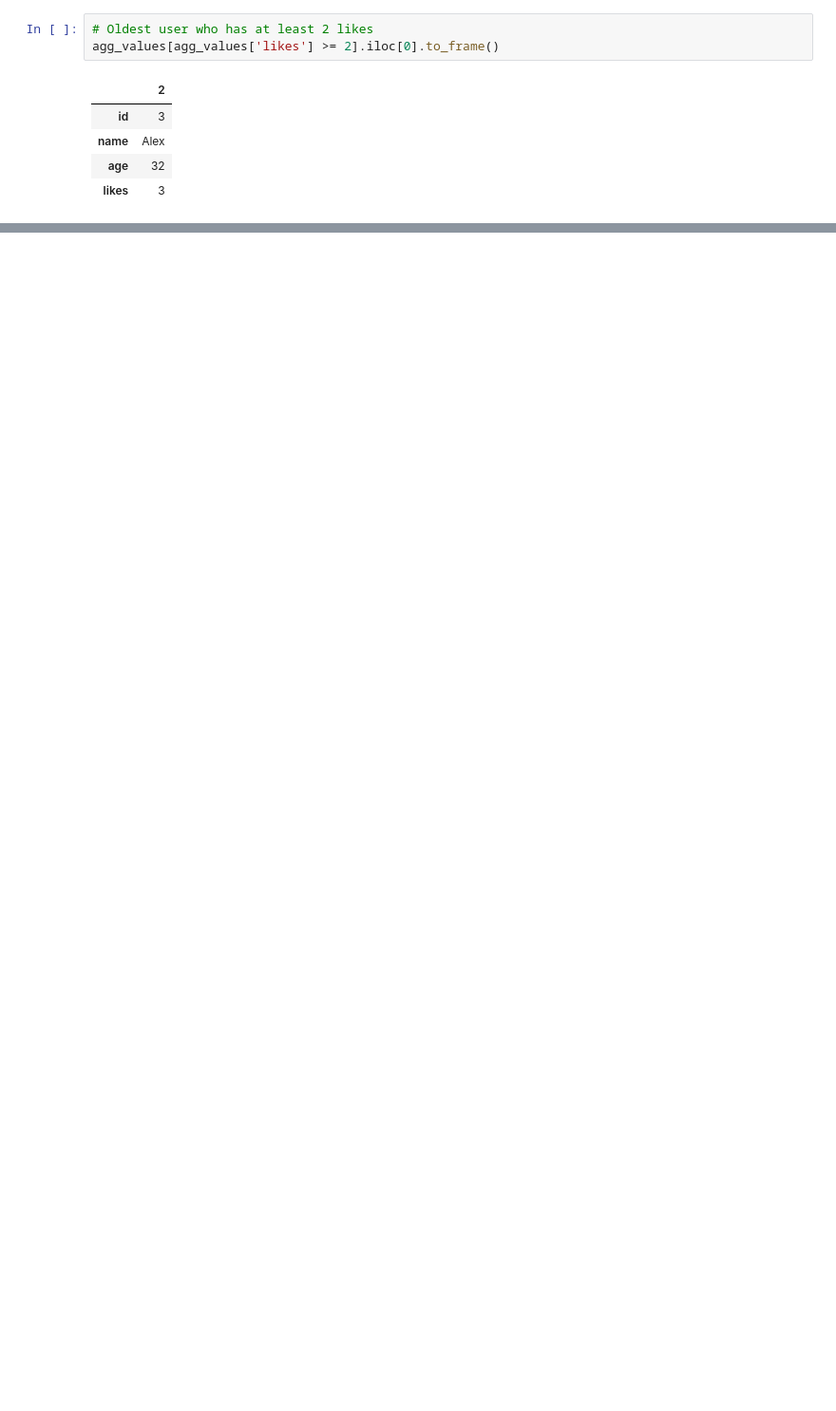
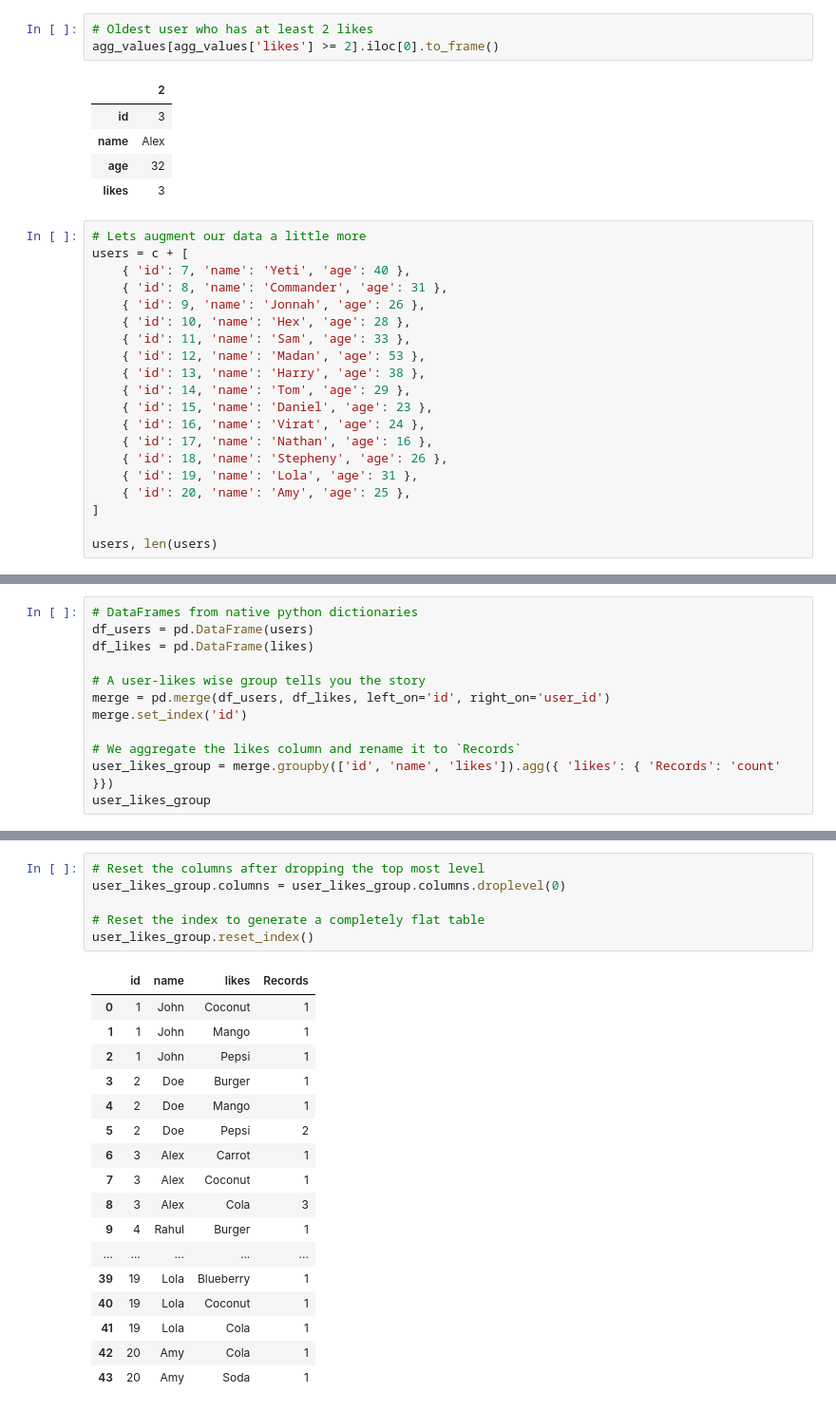
Before and after one commit to dragomirradev/python-data-analysis, a Jupyter notebook: 1-Working-with-relational-data-using-Pandas.ipynb, the cells around one changed output, grey strips where cells are left out. Shown at 95% size. Cells and saved outputs as stored; diff of their text form; blank space fills up the shorter version.

```diff
--- a/1-Working-with-relational-data-using-Pandas.ipynb
+++ b/1-Working-with-relational-data-using-Pandas.ipynb
@@ -279,3 +282,23 @@ agg_values[agg_values['likes'] >= 2].iloc[0].to_frame()
 | name | Alex |
 | age | 32 |
 | likes | 3 |
+# %%
+# Lets augment our data a little more
+users = c + [
+    { 'id': 7, 'name': 'Yeti', 'age': 40 },
+    { 'id': 8, 'name': 'Commander', 'age': 31 },
+    { 'id': 9, 'name': 'Jonnah', 'age': 26 },
+    { 'id': 10, 'name': 'Hex', 'age': 28 },
+    { 'id': 11, 'name': 'Sam', 'age': 33 },
+    { 'id': 12, 'name': 'Madan', 'age': 53 },
+    { 'id': 13, 'name': 'Harry', 'age': 38 },
+    { 'id': 14, 'name': 'Tom', 'age': 29 },
+    { 'id': 15, 'name': 'Daniel', 'age': 23 },
+    { 'id': 16, 'name': 'Virat', 'age': 24 },
+    { 'id': 17, 'name': 'Nathan', 'age': 16 },
+    { 'id': 18, 'name': 'Stepheny', 'age': 26 },
+    { 'id': 19, 'name': 'Lola', 'age': 31 },
+    { 'id': 20, 'name': 'Amy', 'age': 25 },
+]
+
+users, len(users)
@@ -281,0 +389,12 @@ agg_values[agg_values['likes'] >= 2].iloc[0].to_frame()
+# %%
+# DataFrames from native python dictionaries
+df_users = pd.DataFrame(users)
+df_likes = pd.DataFrame(likes)
+
+# A user-likes wise group tells you the story
+merge = pd.merge(df_users, df_likes, left_on='id', right_on='user_id')
+merge.set_index('id')
+
+# We aggregate the likes column and rename it to `Records`
+user_likes_group = merge.groupby(['id', 'name', 'likes']).agg({ 'likes': { 'Records': 'count' }})
+user_likes_group
@@ -281,0 +424,24 @@ agg_values[agg_values['likes'] >= 2].iloc[0].to_frame()
+# %%
+# Reset the columns after dropping the top most level
+user_likes_group.columns = user_likes_group.columns.droplevel(0)
+
+# Reset the index to generate a completely flat table
+user_likes_group.reset_index()
+# %% [output]
+|  | id | name | likes | Records |
+| 0 | 1 | John | Coconut | 1 |
+| 1 | 1 | John | Mango | 1 |
+| 2 | 1 | John | Pepsi | 1 |
+| 3 | 2 | Doe | Burger | 1 |
+| 4 | 2 | Doe | Mango | 1 |
+| 5 | 2 | Doe | Pepsi | 2 |
+| 6 | 3 | Alex | Carrot | 1 |
+| 7 | 3 | Alex | Coconut | 1 |
+| 8 | 3 | Alex | Cola | 3 |
+| 9 | 4 | Rahul | Burger | 1 |
+| ... | ... | ... | ... | ... |
+| 39 | 19 | Lola | Blueberry | 1 |
+| 40 | 19 | Lola | Coconut | 1 |
+| 41 | 19 | Lola | Cola | 1 |
+| 42 | 20 | Amy | Cola | 1 |
+| 43 | 20 | Amy | Soda | 1 |
```
Also changed, not shown: parts of 9 cells of this notebook.
